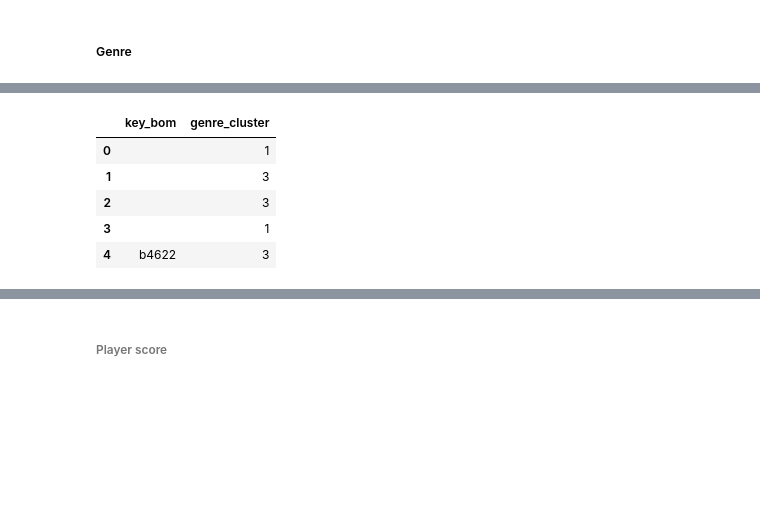
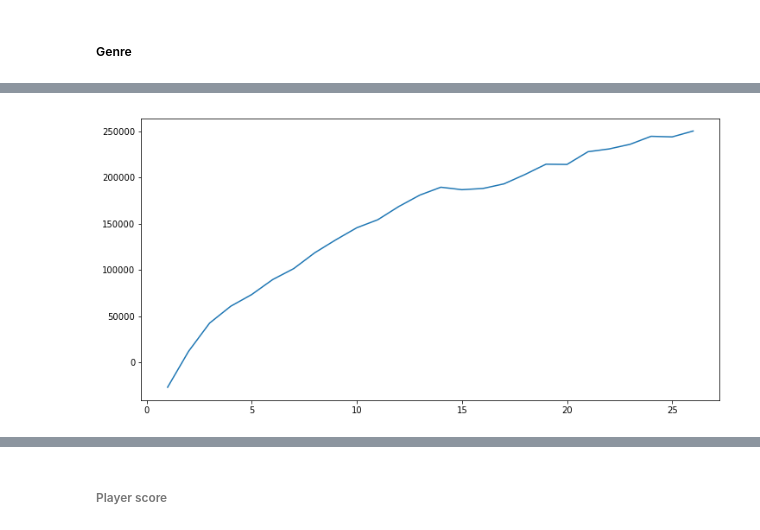
Before and after one commit to nelson-ds/MovieProphet, a Jupyter notebook: model/Feature_Engineering.ipynb, the cells around one changed output, grey strips where cells are left out. Saved outputs shown, nothing was run; the diff lists cells and outputs as text; code cells hidden in the pictures; blank space fills up the shorter version.

```diff
--- a/model/Feature_Engineering.ipynb
+++ b/model/Feature_Engineering.ipynb
@@ -34,7 +35,9 @@ print(np.version.version)
 ##### Reading data from db
 # %%
 # Connect to the database
-connection = pymysql.connect(host='localhost', user='root', password='mprophet', db='movies')
+with open('../mysql_cred') as f:
+    credentials = [x.strip().split(':') for x in f.readlines()]
+connection = pymysql.connect(host=credentials[0][0], user=credentials[0][1], password=credentials[0][2], db='movies')
 
 # Pull table from database
 cur = connection.cursor()
@@ -491,0 +507,4 @@ pickle.dump(omdb_genre_learning_table[0:0], open('data/genre_df.mprophetdata','w
+# %%
+omdb_genre_learning_table = omdb_genre_learning_table.loc[omdb_genre_learning_table['Reality-TV'] != 1]
+del omdb_genre_learning_table['Reality-TV']
+omdb_genre_learning_table.head(1)
@@ -492 +515,13 @@ pickle.dump(omdb_genre_learning_table[0:0], open('data/genre_df.mprophetdata','w
+# %%
+X = np.array(omdb_genre_learning_table)
+Ks = range(1, 27)
+genre_models = [KMeans(n_clusters = i, init="k-means++", random_state=0).fit(X) for i in Ks]
+# now run for each cluster the BIC computation
+BIC = [compute_bic(kmeansi,X) for kmeansi in genre_models]
+plt.figure(figsize=(12, 6))
+plt.subplot(1, 1, 1)
+plt.plot(Ks,BIC)
+plt.show()
+# %% [output]
+[figure, added]
 # %%
@@ -497,13 +532,4 @@ omdb_genre_learning_clusters_df = omdb_genre_learning_clusters.reset_index()
 # %%
 omdb_bom_combine_df = pd.DataFrame(omdb_bom_combine, columns=["key_bom", "key_omdb", "omdb_movie_id"])
 omdb_bom_cluster_df = pd.merge(omdb_bom_combine_df, omdb_genre_learning_clusters_df,  how='inner', on=['omdb_movie_id'])
-omdb_bom_cluster_df1 = omdb_bom_cluster_df[["key_bom", "genre_cluster"]]
-omdb_bom_cluster_df1.head()
-# %% [output]
-|  | key_bom | genre_cluster |
-| 0 |  | 1 |
-| 1 |  | 3 |
-| 2 |  | 3 |
-| 3 |  | 1 |
-| 4 | b4622 | 3 |
 # %%
```
Also changed, not shown: parts of 30 cells of this notebook, 1 other file.
